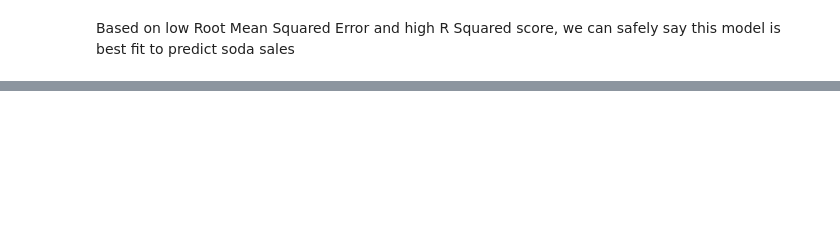
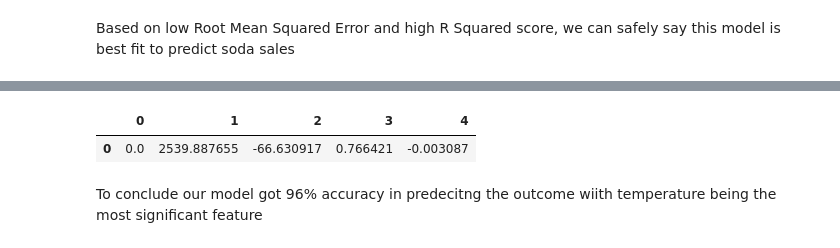
Before and after one commit to ShashiChilukuri/Machin-Learning-Projects, a Jupyter notebook: 2. Linear Regression Projects/Polynomial Regression - Soda Sales Prediction.ipynb, the cells around one changed output, grey strips where cells are left out. Saved outputs shown, nothing was run; the diff lists cells and outputs as text; code cells hidden in the pictures; blank space fills up the shorter version.

```diff
--- a/2. Linear Regression Projects/Polynomial Regression - Soda Sales Prediction.ipynb
+++ b/2. Linear Regression Projects/Polynomial Regression - Soda Sales Prediction.ipynb
@@ -269,0 +278,8 @@ plt.show()
+# %%
+coeff_df = pd.DataFrame(poly_model.coef_)
+coeff_df
+# %% [output]
+|  | 0 | 1 | 2 | 3 | 4 |
+| 0 | 0.0 | 2539.887655 | -66.630917 | 0.766421 | -0.003087 |
+# %% [markdown]
+To conclude our model got 96% accuracy in predecitng the outcome wiith temperature being the most significant feature
```
Also changed, not shown: parts of 7 cells of this notebook, 4 other files.
